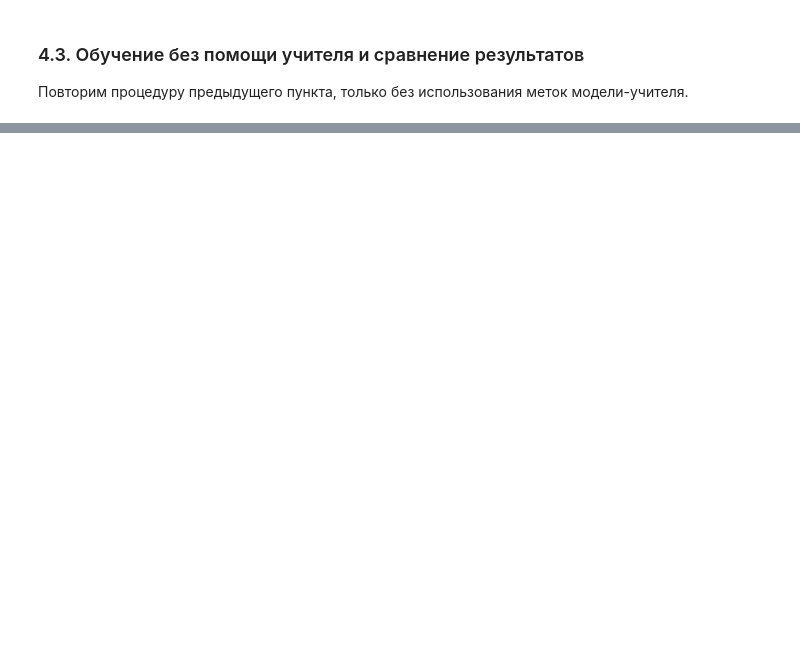
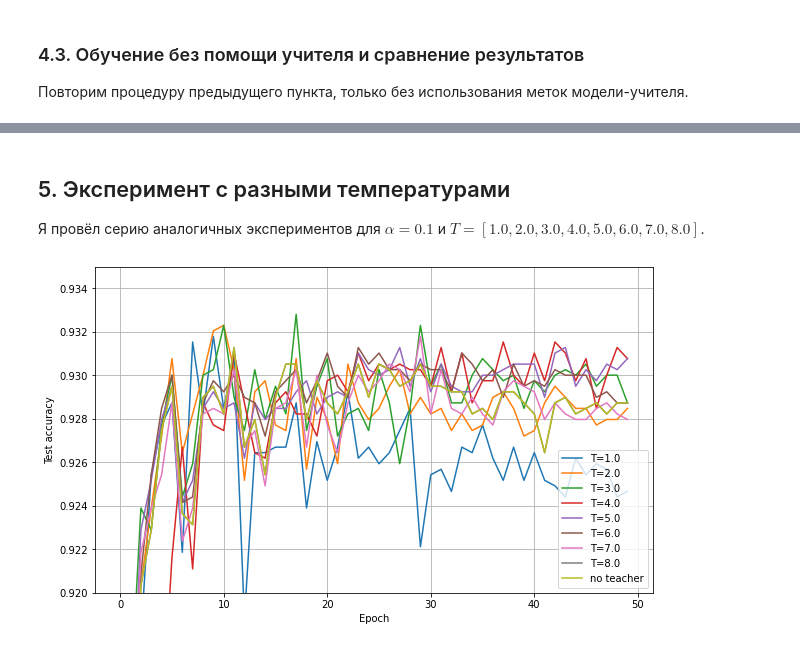
Before and after one commit to stdereka/knowledge-distillation, a Jupyter notebook: report.ipynb, the cells around one changed output, grey strips where cells are left out. Saved outputs shown, nothing was run; the diff lists cells and outputs as text; code cells hidden in the pictures; blank space fills up the shorter version.

```diff
--- a/report.ipynb
+++ b/report.ipynb
@@ -307,0 +323,25 @@ Epoch: 50, train_loss: 0.0537, val_loss: 0.2649, train_acc: 0.9885, val_acc: 0.9
+# %% [markdown]
+## 5. Эксперимент с разными температурами
+
+Я провёл серию аналогичных экспериментов для $\alpha = 0.1$ и $T = [1.0, 2.0, 3.0, 4.0, 5.0, 6.0, 7.0, 8.0]$.
+# %%
+temperatures = [1.0, 2.0, 3.0, 4.0, 5.0, 6.0, 7.0, 8.0]
+means = []
+
+plt.figure(figsize=(10, 6))
+for t in temperatures:
+    history = np.load(f"/content/experiments/hyperparams/history_resnet18_T_{t}_alpha_0.1.npy")
+    plt.plot(history[:, 3], label = f"T={t}")
+    means.append(history[-20:, 3].mean())
+history_no_teacher = np.load("./experiments/hyperparams/history_resnet18_no_teacher.npy")
+mean_no_teacher = history_no_teacher[-20:, 3].mean()
+plt.plot(history[:, 3], label = "no teacher")
+
+plt.xlabel("Epoch")
+plt.ylabel("Test accuracy")
+plt.ylim(0.92, 0.935)
+plt.legend()
+plt.grid()
+plt.show()
+# %% [output]
+[figure, added]
```
Also changed, not shown: parts of 18 cells of this notebook.
